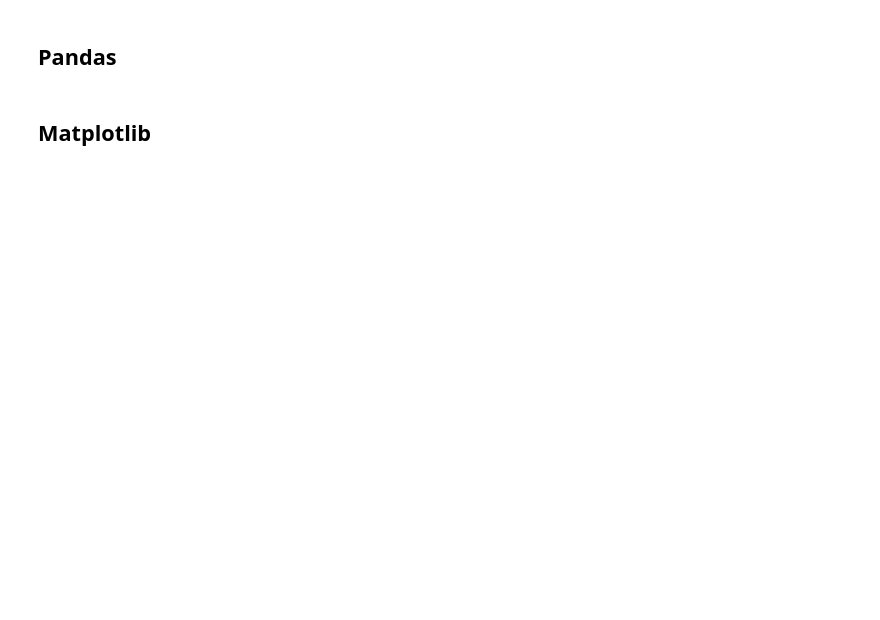
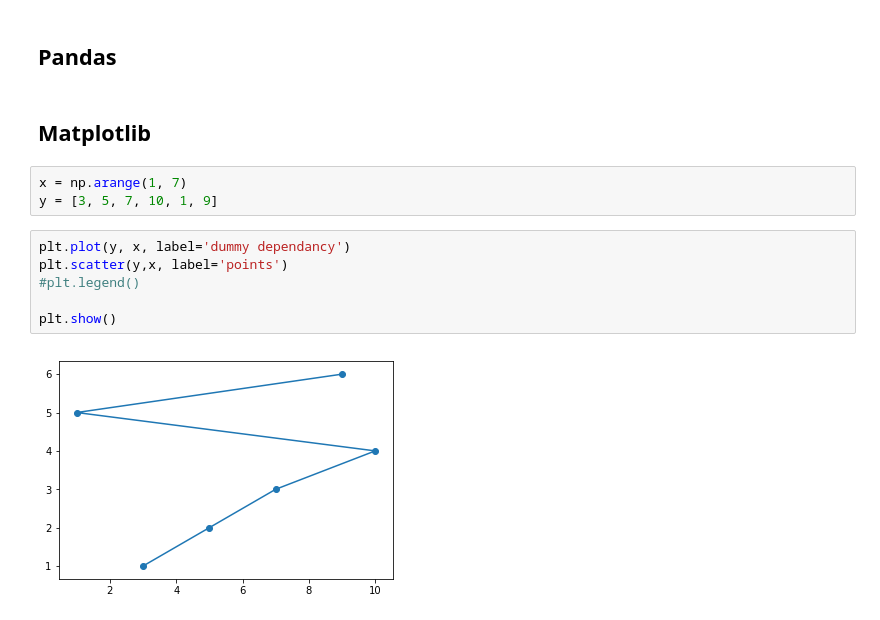
Before and after one commit to yu-rovikov/Sberbank, a Jupyter notebook: PO3/seminars/seminar_1_linear/Python, numpy, matplotlib short intro.ipynb, the cells around one changed output. Drawn from its saved outputs; the diff is of its cells as text; blank space fills up the shorter version.

```diff
--- a/PO3/seminars/seminar_1_linear/Python, numpy, matplotlib short intro.ipynb
+++ b/PO3/seminars/seminar_1_linear/Python, numpy, matplotlib short intro.ipynb
@@ -37,3 +117,14 @@ Namespaces are one honking great idea -- let's do more of those!
 ## Pandas
 # %% [markdown]
 ## Matplotlib
+# %%
+x = np.arange(1, 7)
+y = [3, 5, 7, 10, 1, 9]
+# %%
+plt.plot(y, x, label='dummy dependancy')
+plt.scatter(y,x, label='points')
+#plt.legend()
+
+plt.show()
+# %% [output]
+[figure, added]
```
Also changed, not shown: parts of 18 cells of this notebook, 2 other files.
